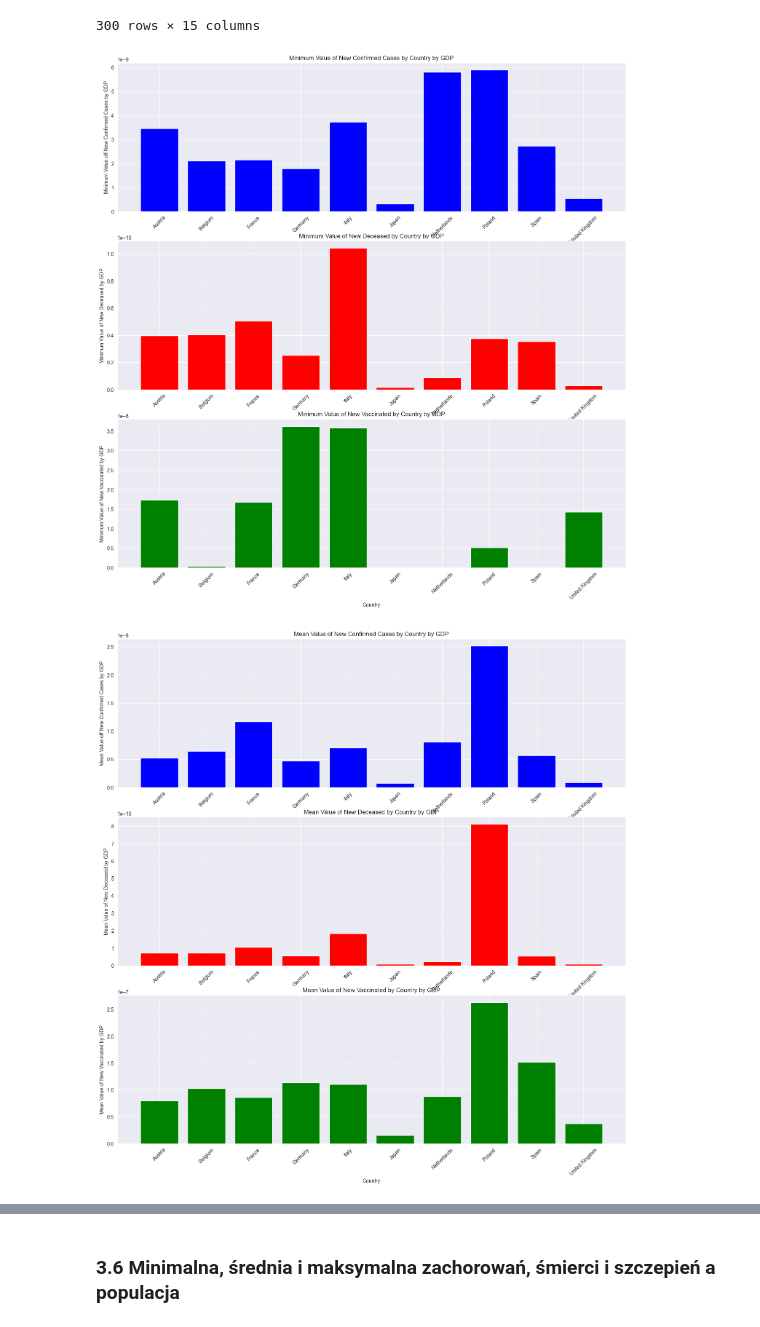
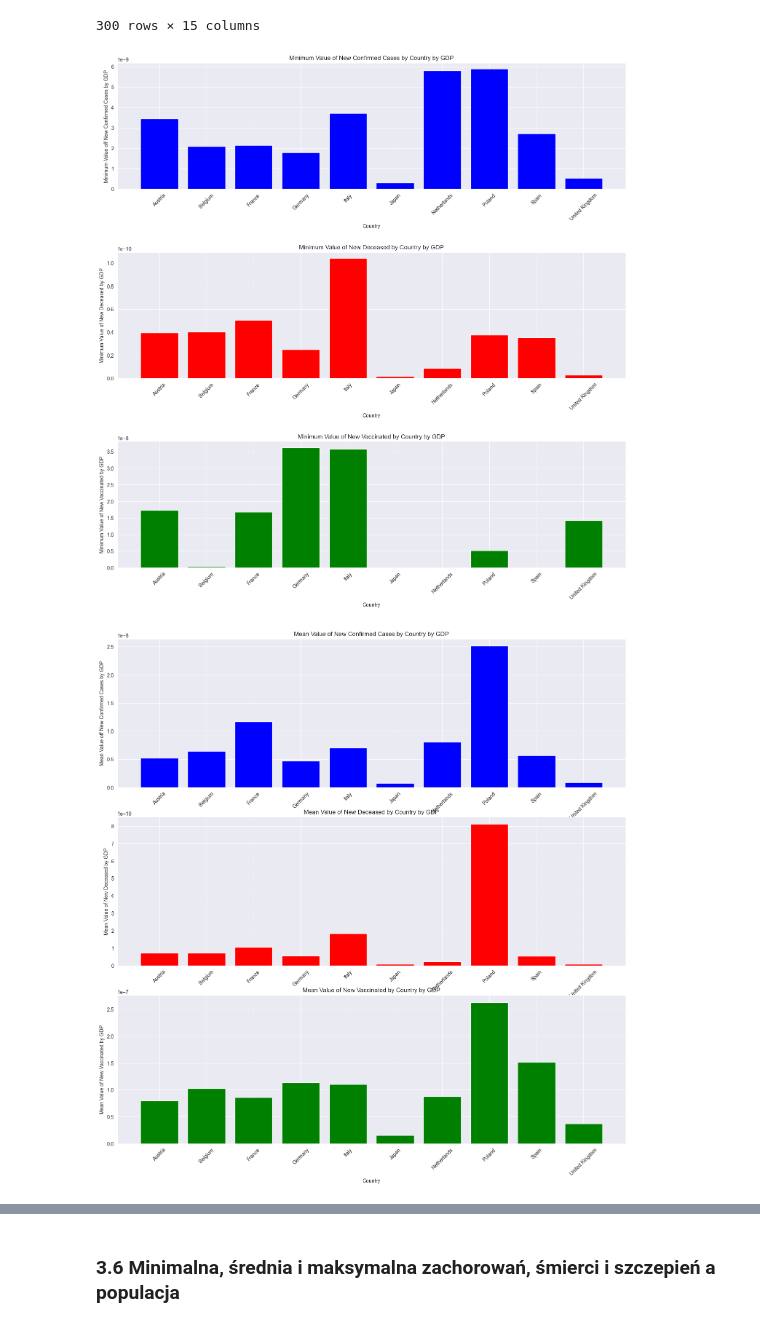
Before and after one commit to Goul4sh/BigData, a Jupyter notebook: Zad2/Zad2.ipynb, the cells around one changed output, grey strips where cells are left out. Cells and saved outputs as stored; diff of their text form; code cells hidden in the pictures.

```diff
--- a/Zad2/Zad2.ipynb
+++ b/Zad2/Zad2.ipynb
@@ -763,6 +755,8 @@ plt.xlabel('Country')
 plt.ylabel('Minimum Value of New Vaccinated by GDP')
 plt.xticks(rotation=45)
 
+plt.subplots_adjust(hspace=0.5)
+
 plt.show()
 
 
@@ -788,36 +782,40 @@ plt.title('Mean Value of New Vaccinated by Country by GDP')
 plt.xlabel('Country')
 plt.ylabel('Mean Value of New Vaccinated by GDP')
 plt.xticks(rotation=45)
+
+plt.subplots_adjust(hspace=0.5)
 
 plt.show()
 
 
 plt.figure(figsize=(18, 18))
 
 plt.subplot(3, 1, 1)
 plt.bar(countries, max_new_confirmed_by_country_by_gdp, color='blue')
 plt.title('Maximum Value of New Confirmed Cases by Country by GDP')
 plt.xlabel('Country')
 plt.ylabel('Maximum Value off New Confirmed Cases by GDP')
 plt.xticks(rotation=45)
 
 plt.subplot(3, 1, 2)
 plt.bar(countries, max_new_deceased_by_country_by_gdp, color='red')
 plt.title('Maximum Value of New Deceased by Country by GDP')
 plt.xlabel('Country')
 plt.ylabel('Maximum Value of New Deceased by GDP')
 plt.xticks(rotation=45)
 
 plt.subplot(3, 1, 3)
 plt.bar(countries, max_new_vaccinated_by_country_by_gdp, color='green')
 plt.title('Maximum Value of New Vaccinated by Country by GDP')
 plt.xlabel('Country')
 plt.ylabel('Maximum Value of New Vaccinated by GDP')
 plt.xticks(rotation=45)
 
+plt.subplots_adjust(hspace=0.5)
+
 plt.show()
 # %% [output]
-[figure, old version]
+[figure, new version]
 [figure]
 [figure]
 # %% [markdown]
```
Also changed, not shown: parts of 8 cells of this notebook.
